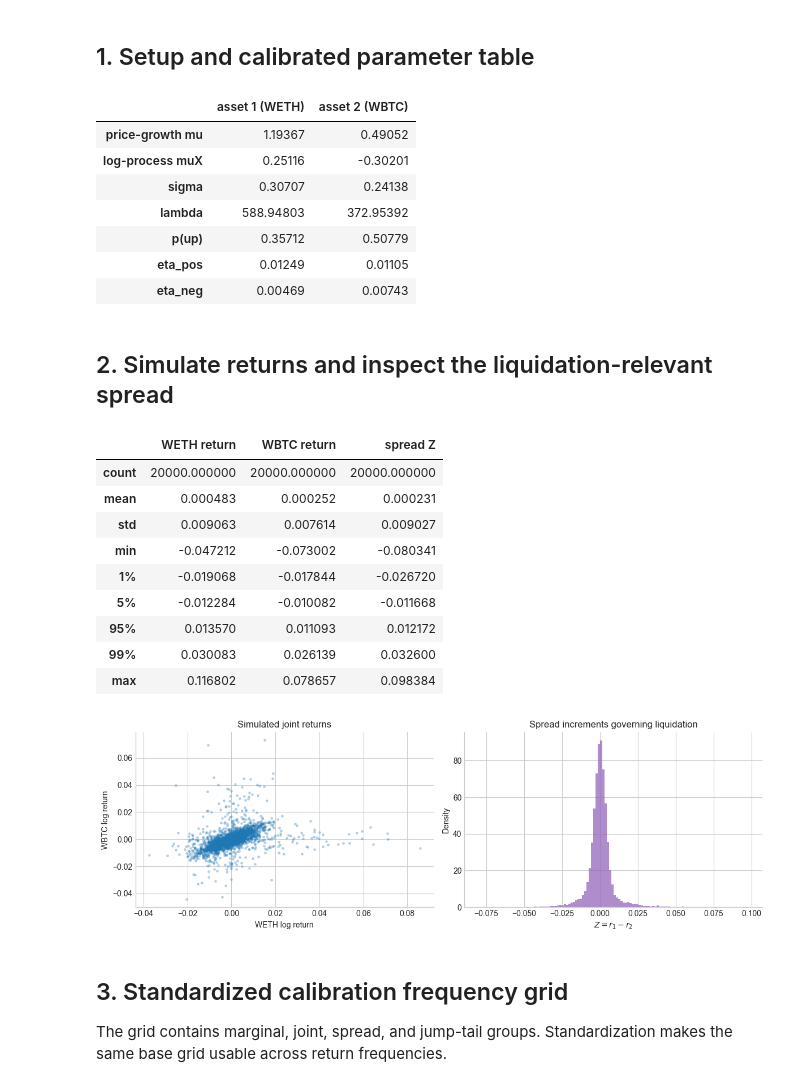
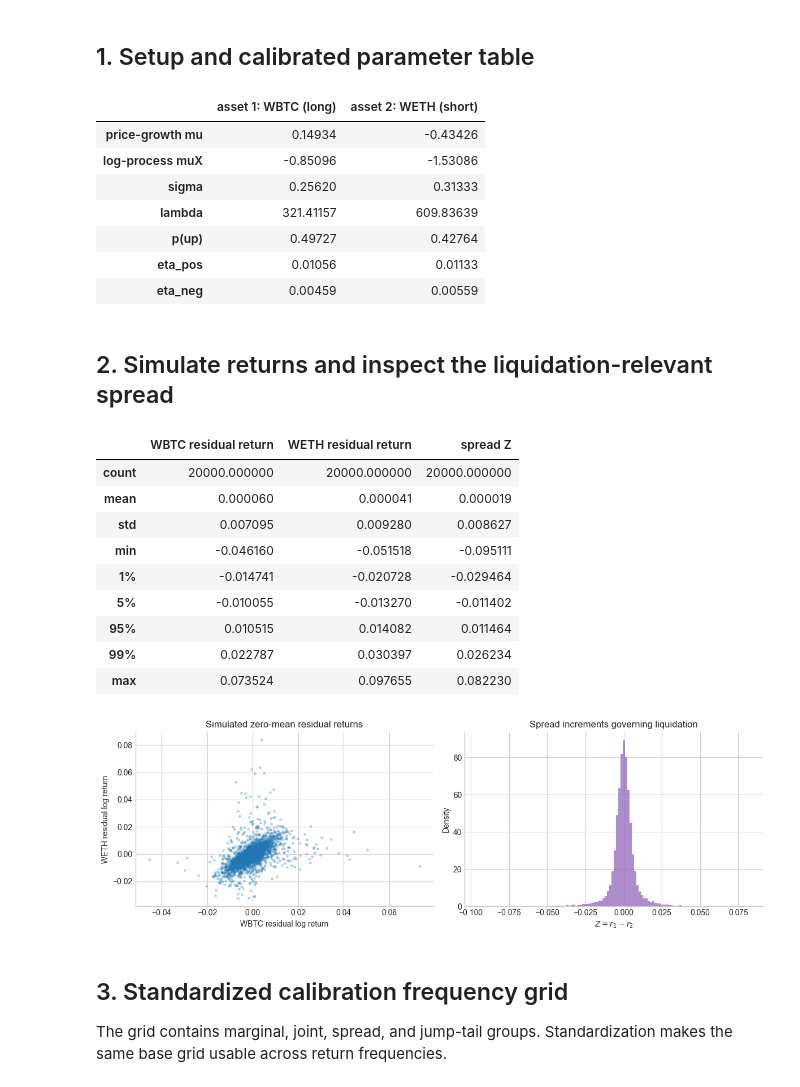
Before and after one commit to francisliu2/Defi_interestRate, a Jupyter notebook: notebooks/04_kou_calibration_diagnostics.ipynb, the cells around one changed output. Drawn from its saved outputs; the diff is of its cells as text; code cells hidden in the pictures.

```diff
--- a/notebooks/04_kou_calibration_diagnostics.ipynb
+++ b/notebooks/04_kou_calibration_diagnostics.ipynb
@@ -27,60 +27,64 @@ plt.style.use("seaborn-v0_8-whitegrid")
 plt.rcParams.update({"figure.figsize": (8, 4.5), "axes.spines.top": False, "axes.spines.right": False})
 
 from optimal_long_short.calibration import StandardizedCalibrationGrid, empirical_cf
+from optimal_long_short.drift import with_zero_expected_log_return
 from optimal_long_short.job_runners.common import load_calibrated_params
 from optimal_long_short.kou_model import BivariateKouModel
 from optimal_long_short.simulation import simulate_kou_returns
 
-params, constraint = load_calibrated_params(ROOT / "results" / "params_WETH_WBTC.json")
+params, constraint = load_calibrated_params(ROOT / "results" / "params_empirical_showcase.json")
+asset1 = constraint["asset1"]
+asset2 = constraint["asset2"]
+residual_params = with_zero_expected_log_return(params)
 parameter_table = pd.DataFrame({
-    "asset 1 (WETH)": [params.mu1, params.muX1, params.sigma1, params.lam1, params.p1, params.eta1_pos, params.eta1_neg],
-    "asset 2 (WBTC)": [params.mu2, params.muX2, params.sigma2, params.lam2, params.p2, params.eta2_pos, params.eta2_neg],
+    f"asset 1: {asset1} (long)": [params.mu1, params.muX1, params.sigma1, params.lam1, params.p1, params.eta1_pos, params.eta1_neg],
+    f"asset 2: {asset2} (short)": [params.mu2, params.muX2, params.sigma2, params.lam2, params.p2, params.eta2_pos, params.eta2_neg],
 }, index=["price-growth mu", "log-process muX", "sigma", "lambda", "p(up)", "eta_pos", "eta_neg"])
 parameter_table.style.format(precision=5)
 # %% [output]
-|  | asset 1 (WETH) | asset 2 (WBTC) |
-| price-growth mu | 1.19367 | 0.49052 |
-| log-process muX | 0.25116 | -0.30201 |
-| sigma | 0.30707 | 0.24138 |
-| lambda | 588.94803 | 372.95392 |
-| p(up) | 0.35712 | 0.50779 |
-| eta_pos | 0.01249 | 0.01105 |
-| eta_neg | 0.00469 | 0.00743 |
+|  | asset 1: WBTC (long) | asset 2: WETH (short) |
+| price-growth mu | 0.14934 | -0.43426 |
+| log-process muX | -0.85096 | -1.53086 |
+| sigma | 0.25620 | 0.31333 |
+| lambda | 321.41157 | 609.83639 |
+| p(up) | 0.49727 | 0.42764 |
+| eta_pos | 0.01056 | 0.01133 |
+| eta_neg | 0.00459 | 0.00559 |
 # %% [markdown]
 ## 2. Simulate returns and inspect the liquidation-relevant spread
 # %%
 rng = np.random.default_rng(42)
 dt = 4.0 / (365.0 * 24.0)
-r1, r2 = simulate_kou_returns(params, n=20_000, dt=dt, rng=rng)
+r1, r2 = simulate_kou_returns(residual_params, n=20_000, dt=dt, rng=rng)
 z = r1 - r2
 
 summary = pd.DataFrame({
-    "WETH return": pd.Series(r1).describe(percentiles=[0.01, 0.05, 0.95, 0.99]),
-    "WBTC return": pd.Series(r2).describe(percentiles=[0.01, 0.05, 0.95, 0.99]),
+    f"{asset1} residual return": pd.Series(r1).describe(percentiles=[0.01, 0.05, 0.95, 0.99]),
+    f"{asset2} residual return": pd.Series(r2).describe(percentiles=[0.01, 0.05, 0.95, 0.99]),
     "spread Z": pd.Series(z).describe(percentiles=[0.01, 0.05, 0.95, 0.99]),
 })
 summary.style.format(precision=6)
 # %% [output]
-|  | WETH return | WBTC return | spread Z |
+|  | WBTC residual return | WETH residual return | spread Z |
 | count | 20000.000000 | 20000.000000 | 20000.000000 |
-| mean | 0.000483 | 0.000252 | 0.000231 |
-| std | 0.009063 | 0.007614 | 0.009027 |
-| min | -0.047212 | -0.073002 | -0.080341 |
-| 1% | -0.019068 | -0.017844 | -0.026720 |
-| 5% | -0.012284 | -0.010082 | -0.011668 |
-| 95% | 0.013570 | 0.011093 | 0.012172 |
-| 99% | 0.030083 | 0.026139 | 0.032600 |
-| max | 0.116802 | 0.078657 | 0.098384 |
+| mean | 0.000060 | 0.000041 | 0.000019 |
+| std | 0.007095 | 0.009280 | 0.008627 |
+| min | -0.046160 | -0.051518 | -0.095111 |
+| 1% | -0.014741 | -0.020728 | -0.029464 |
+| 5% | -0.010055 | -0.013270 | -0.011402 |
+| 95% | 0.010515 | 0.014082 | 0.011464 |
+| 99% | 0.022787 | 0.030397 | 0.026234 |
+| max | 0.073524 | 0.097655 | 0.082230 |
 # %%
 fig, axes = plt.subplots(1, 2, figsize=(12, 4))
 axes[0].scatter(r1[:2500], r2[:2500], s=6, alpha=0.25)
-axes[0].set(xlabel="WETH log return", ylabel="WBTC log return", title="Simulated joint returns")
+axes[0].set(xlabel=f"{asset1} residual log return", ylabel=f"{asset2} residual log return", title="Simulated zero-mean residual returns")
 axes[1].hist(z, bins=120, density=True, color="tab:purple", alpha=0.75)
 axes[1].set(xlabel="$Z = r_1-r_2$", ylabel="Density", title="Spread increments governing liquidation")
 fig.tight_layout()
 plt.show()
 # %% [output]
-[figure, old version]
+[figure, new version]
 # %% [markdown]
 ## 3. Standardized calibration frequency grid
 
```
Also changed, not shown: parts of 8 cells of this notebook, 43 other files.
